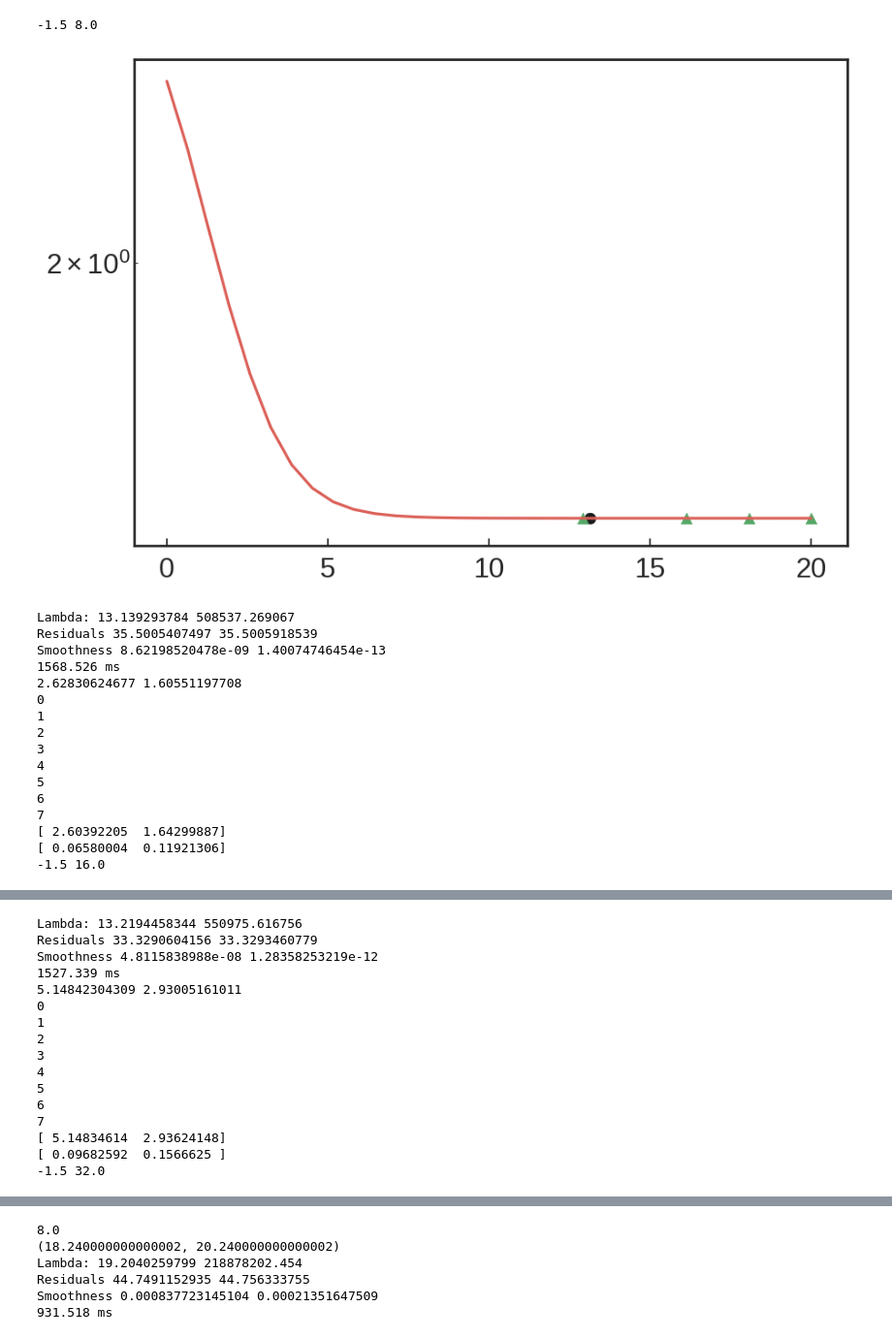
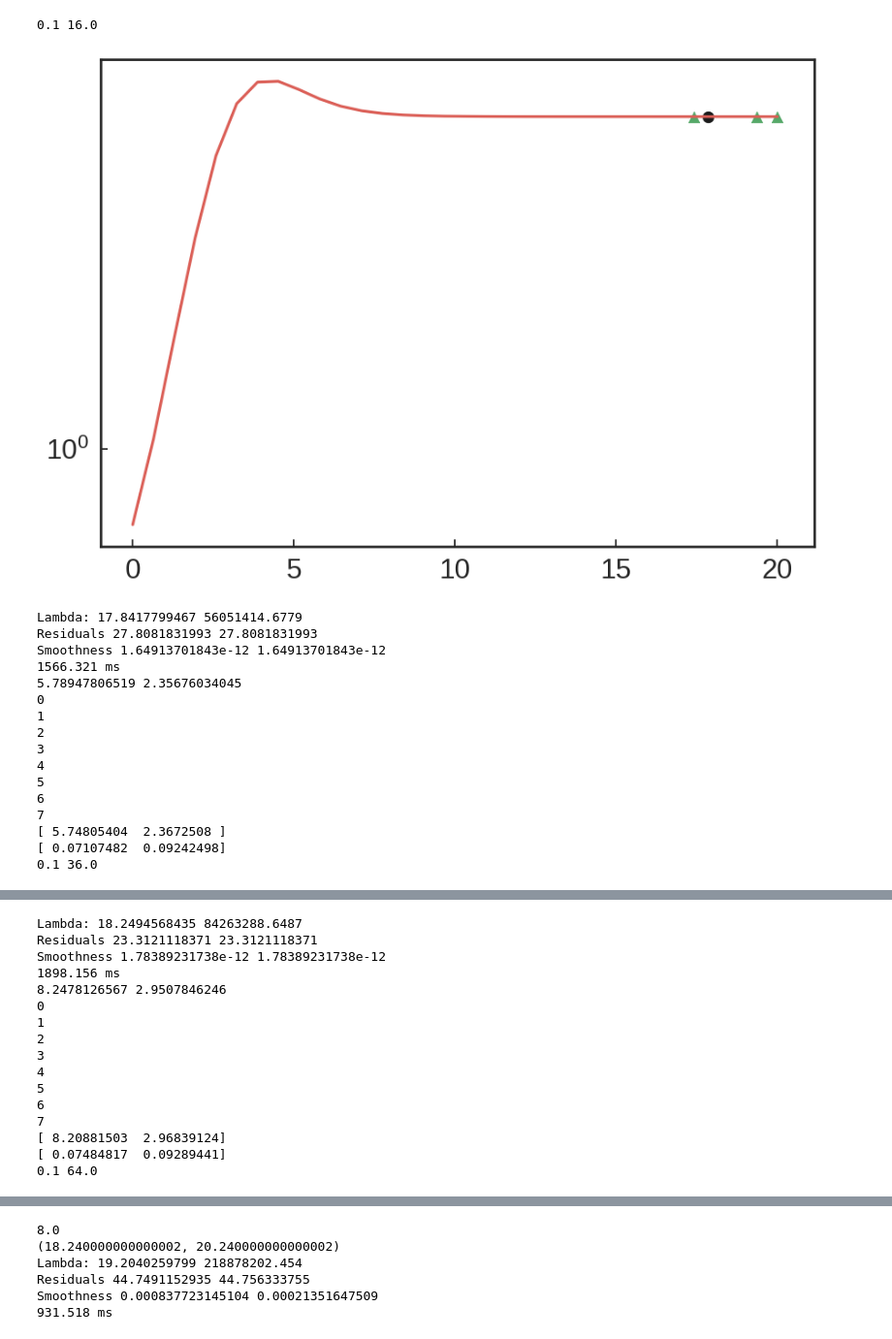
Before and after one commit to jrocks/lib_network_tuning, a Jupyter notebook: notebooks/paper_figs/fsat_curve_fitting.ipynb, the cells around one changed output, grey strips where cells are left out. Shown at 97% size. Saved outputs shown, nothing was run; the diff lists cells and outputs as text; code cells hidden in the pictures.

```diff
--- a/notebooks/paper_figs/fsat_curve_fitting.ipynb
+++ b/notebooks/paper_figs/fsat_curve_fitting.ipynb
@@ -73,11 +73,14 @@ def mcResample(x, y, w, n_params, measure_func, args=[], dist="gauss", nresample
 # fn = "tune_disc_1D_nodepair_default"
 # fn = "tune_disc_2D_nodepair_default"
 
-fn = "tune_disc_2D_edge_constraint_thresh"
+# fn = "tune_disc_2D_edge_constraint_thresh"
 # fn = "tune_disc_2D_edge_lower_DZ"
 # fn = "tune_disc_2D_edge_triangular"
 # fn = "tune_disc_2D_global_shear"
 # fn = "tune_disc_2D_global_compress"
+
+
+fn =  "tune_disc_2D_global_fixDZ_1"
 # %%
 
 with open("{}.pkl".format(fn), 'r') as pkl_file:
@@ -106,47 +109,47 @@ for (Delta, NN), group in df.groupby(['eta', 'NN']):
 
 
     time1 = time.time()
-    spline = curve.curveFitSpline(NT, fsat*count, count, CV=True, lam0=8, dist="binom", verbose=True, plot=True)
+    spline = curve.curveFitSpline(NT, fsat*count, count, CV=True, lam0=np.log(1e6), dist="binom", verbose=True, plot=True)
     time2 = time.time()
 
     print '{:.3f} ms'.format((time2-time1)*1000.0)
 
     NTc, width = curve.calcTransition(spline, np.min(NT), np.max(NT))
 
     print NTc, width
 
     avg, std, skew = mcResample(NT, fsat, count, 2, measure_func, dist="binom", nresample=8, plot=False)
 
 
     print avg
     print std
 
 
 
     row = pd.Series({'Delta': Delta, 'NN': NN, 'NTc': NTc, 'NTc_err': std[0],
                      'width': width, 'width_err': std[1], 'fit_func': spline})
 
 
 #     row = pd.Series({'Delta': Delta, 'NN': NN,'fit_func': spline})
 
 
     df_fsat = df_fsat.append(row, ignore_index=True)
 
 
 with open("{}_fsat_fit.pkl".format(fn), 'w') as pkl_file:
     data = {'df': df_fsat}
 
     pickler = pickle.Pickler(pkl_file, -1)
 
     pickler.dump(data)
 # %% [output]
--1.5 8.0
+0.1 16.0
-[figure, old version]
+[figure, new version]
-Lambda: 13.139293784 508537.269067
-Residuals 35.5005407497 35.5005918539
-Smoothness 8.62198520478e-09 1.40074746454e-13
-1568.526 ms
-2.62830624677 1.60551197708
+Lambda: 17.8417799467 56051414.6779
+Residuals 27.8081831993 27.8081831993
+Smoothness 1.64913701843e-12 1.64913701843e-12
+1566.321 ms
+5.78947806519 2.35676034045
 0
 1
 2
@@ -155,6 +158,6 @@ Smoothness 8.62198520478e-09 1.40074746454e-13
 5
 6
 7
-[ 2.60392205  1.64299887]
-[ 0.06580004  0.11921306]
--1.5 16.0
+[ 5.74805404  2.3672508 ]
+[ 0.07107482  0.09242498]
+0.1 36.0
@@ -162,8 +165,8 @@ Smoothness 8.62198520478e-09 1.40074746454e-13
-Lambda: 13.2194458344 550975.616756
-Residuals 33.3290604156 33.3293460779
-Smoothness 4.8115838988e-08 1.28358253219e-12
-1527.339 ms
-5.14842304309 2.93005161011
+Lambda: 18.2494568435 84263288.6487
+Residuals 23.3121118371 23.3121118371
+Smoothness 1.78389231738e-12 1.78389231738e-12
+1898.156 ms
+8.2478126567 2.9507846246
 0
 1
 2
@@ -172,6 +175,6 @@ Smoothness 4.8115838988e-08 1.28358253219e-12
 5
 6
 7
-[ 5.14834614  2.93624148]
-[ 0.09682592  0.1566625 ]
--1.5 32.0
+[ 8.20881503  2.96839124]
+[ 0.07484817  0.09289441]
+0.1 64.0
```
Also changed, not shown: parts of 5 cells of this notebook, 18 other files.
